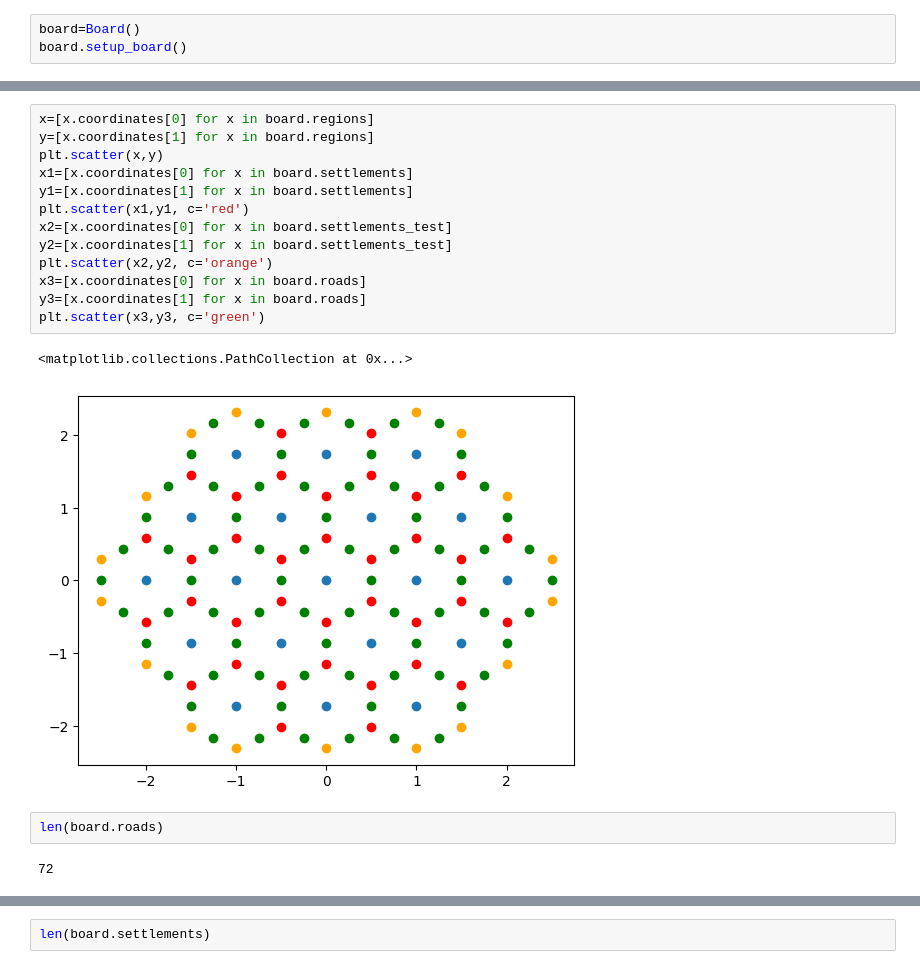
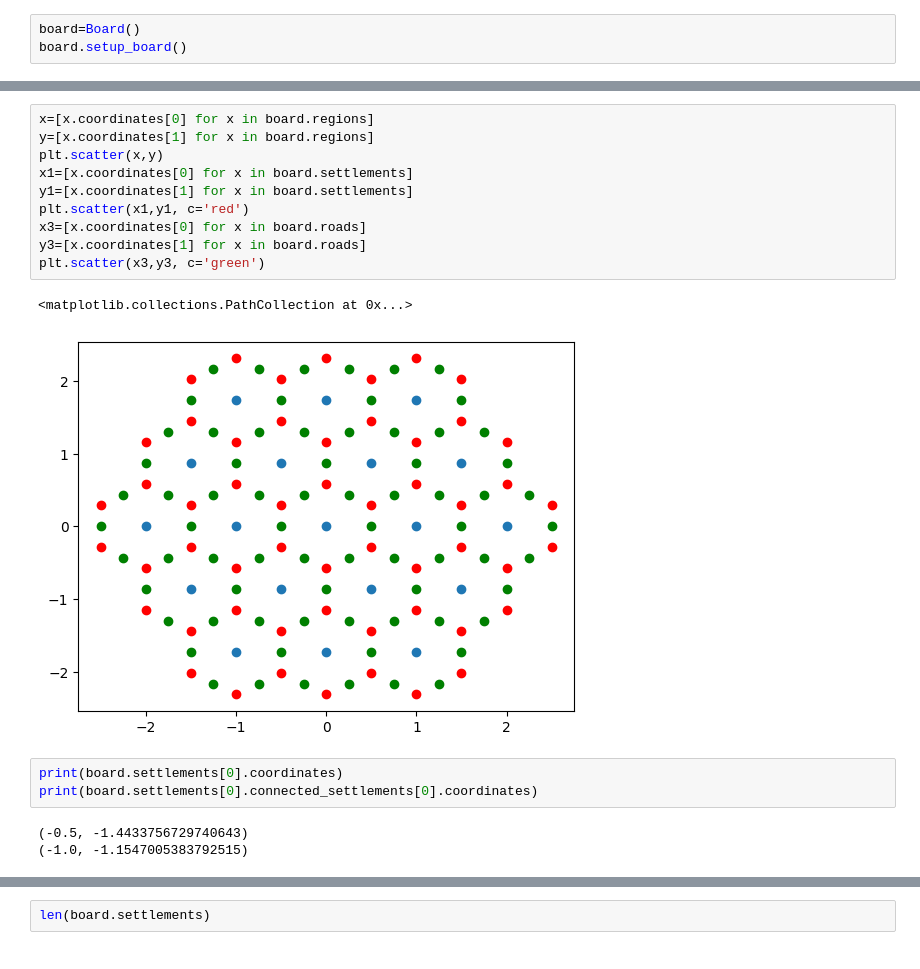
Before and after one commit to GuillaumeFerreol/Catan, a Jupyter notebook: V1/junk_notebook.ipynb, the cells around one changed output, grey strips where cells are left out. Cells and saved outputs as stored; diff of their text form.

```diff
--- a/V1/junk_notebook.ipynb
+++ b/V1/junk_notebook.ipynb
@@ -346,20 +368,19 @@ board.setup_board()
 # %%
 x=[x.coordinates[0] for x in board.regions]
 y=[x.coordinates[1] for x in board.regions]
 plt.scatter(x,y)
 x1=[x.coordinates[0] for x in board.settlements]
 y1=[x.coordinates[1] for x in board.settlements]
 plt.scatter(x1,y1, c='red')
-x2=[x.coordinates[0] for x in board.settlements_test]
-y2=[x.coordinates[1] for x in board.settlements_test]
-plt.scatter(x2,y2, c='orange')
 x3=[x.coordinates[0] for x in board.roads]
 y3=[x.coordinates[1] for x in board.roads]
 plt.scatter(x3,y3, c='green')
 # %% [output]
 <matplotlib.collections.PathCollection at 0x...>
-[figure, old version]
+[figure, new version]
-# %%
-len(board.roads)
-# %% [output]
-72
+# %%
+print(board.settlements[0].coordinates)
+print(board.settlements[0].connected_settlements[0].coordinates)
+# %% [output]
+(-0.5, -1.4433756729740643)
+(-1.0, -1.1547005383792515)
```
Also changed, not shown: parts of 3 cells of this notebook, 4 other files.
